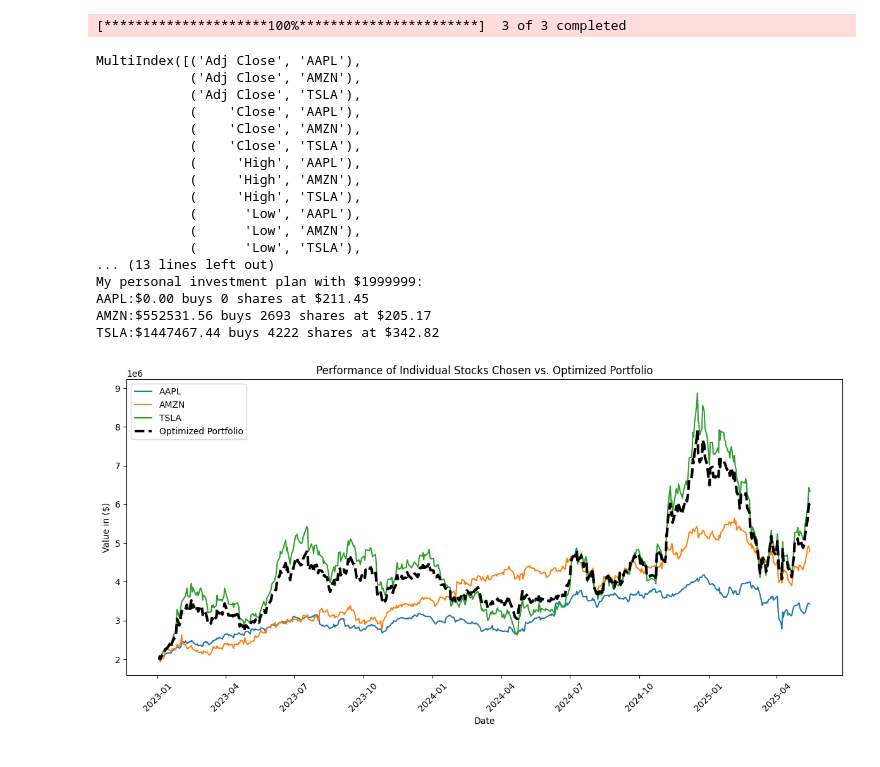
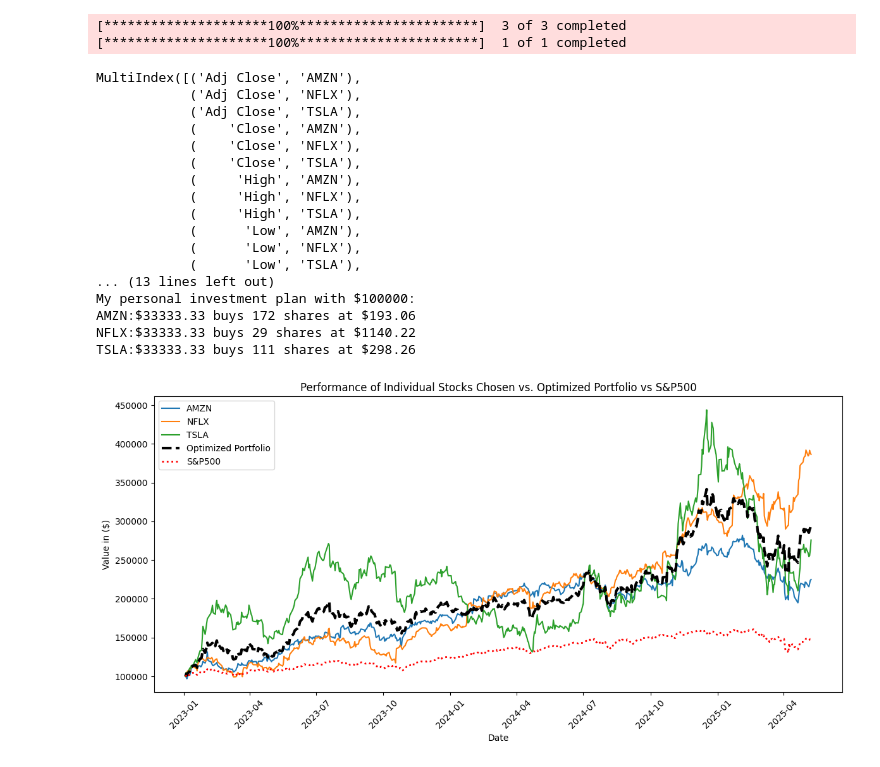
Before and after one commit to dgiri4132/portfolio-optimizer, a Jupyter notebook: main.ipynb, the cells around one changed output. Saved outputs shown, nothing was run; the diff lists cells and outputs as text; code cells hidden in the pictures.

Commit message:
Add S&P 500 comparison to portfolio optimizer

```diff
--- a/main.ipynb
+++ b/main.ipynb
@@ -33,6 +33,9 @@ try:
     data=yf.download(tickers=stocks_chosen,start=start_date,end=end_date, auto_adjust=False)
     adj_close=data['Adj Close'].copy()
     adj_close=adj_close.dropna(axis=1, how='all')
+    sp500=yf.download('^GSPC', start=start_date, end=end_date, auto_adjust=False)['Adj Close']
+    sp500=sp500.dropna()
+    normalized_sp500=(sp500/sp500.iloc[0])*investment_limit
 except Exception as e:
     print("Error fetching stock data or adjusting the close prices.")
     print(f"The Details:{e}")
@@ -79,44 +82,46 @@ allocation_amount=optimal_weights*investment_limit
 
 num_shares=(allocation_amount/latest_prices).astype(int)
 print(f"My personal investment plan with ${investment_limit}: ")
 
 for i,ticker in enumerate(tickers):
     print(f"{ticker}:${allocation_amount[i]:.2f} buys {num_shares[i]} shares at ${latest_prices[i]:.2f}")
 
 normalized_prices = adj_close / adj_close.iloc[0]
 portfolio_value = (normalized_prices * optimal_weights).sum(axis=1) * investment_limit
 
 plt.figure(figsize=(12,6))
 for ticker in tickers:
     plt.plot(normalized_prices[ticker] * investment_limit, label=ticker)
 plt.plot(portfolio_value, label='Optimized Portfolio', linestyle='--', linewidth=3, color='black')
+plt.plot(normalized_sp500,label='S&P500', linestyle=':', linewidth=2, color='red')
 plt.xlabel('Date')
 plt.ylabel('Value in ($)')
 plt.xticks(rotation=45)
-plt.title("Performance of Individual Stocks Chosen vs. Optimized Portfolio")
+plt.title("Performance of Individual Stocks Chosen vs. Optimized Portfolio vs S&P500")
 plt.legend(loc='upper left')
 plt.tight_layout()
 plt.show()
 # %% [output]
 [*********************100%***********************]  3 of 3 completed
+[*********************100%***********************]  1 of 1 completed
-MultiIndex([('Adj Close', 'AAPL'),
-            ('Adj Close', 'AMZN'),
+MultiIndex([('Adj Close', 'AMZN'),
+            ('Adj Close', 'NFLX'),
             ('Adj Close', 'TSLA'),
-            (    'Close', 'AAPL'),
             (    'Close', 'AMZN'),
+            (    'Close', 'NFLX'),
             (    'Close', 'TSLA'),
-            (     'High', 'AAPL'),
             (     'High', 'AMZN'),
+            (     'High', 'NFLX'),
             (     'High', 'TSLA'),
-            (      'Low', 'AAPL'),
             (      'Low', 'AMZN'),
+            (      'Low', 'NFLX'),
             (      'Low', 'TSLA'),
 ... (13 lines left out)
-My personal investment plan with $1999999:
-AAPL:$0.00 buys 0 shares at $211.45
-AMZN:$552531.56 buys 2693 shares at $205.17
-TSLA:$1447467.44 buys 4222 shares at $342.82
+My personal investment plan with $100000:
+AMZN:$33333.33 buys 172 shares at $193.06
+NFLX:$33333.33 buys 29 shares at $1140.22
+TSLA:$33333.33 buys 111 shares at $298.26
-[figure, old version]
+[figure, new version]
 # %%
 print(f"Expected Annual Portfolio Return: {annual_return*100:.2f}%")
 print(f"Expected Annual Volatility:{annual_volatility*100:.2f}%")
```
Also changed, not shown: parts of 1 cell of this notebook.
